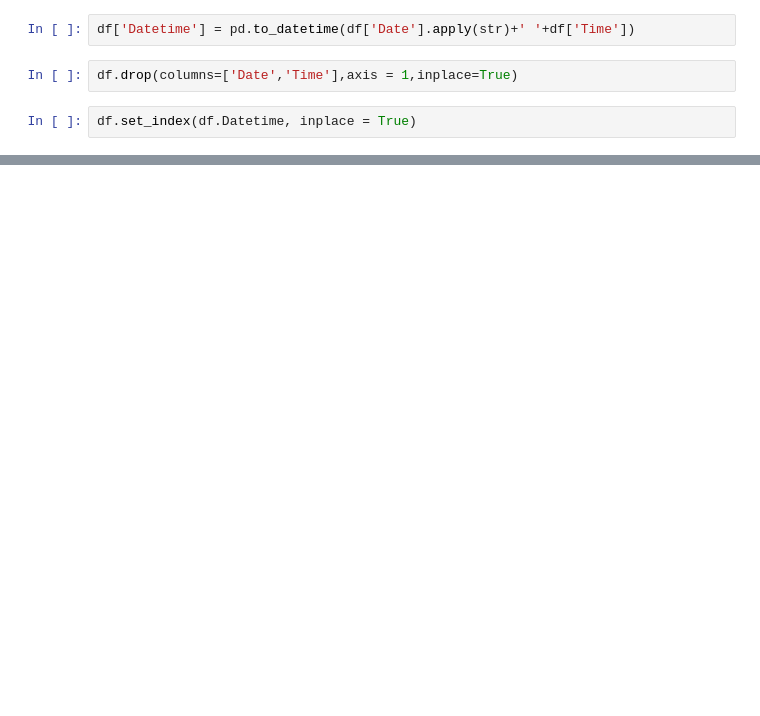
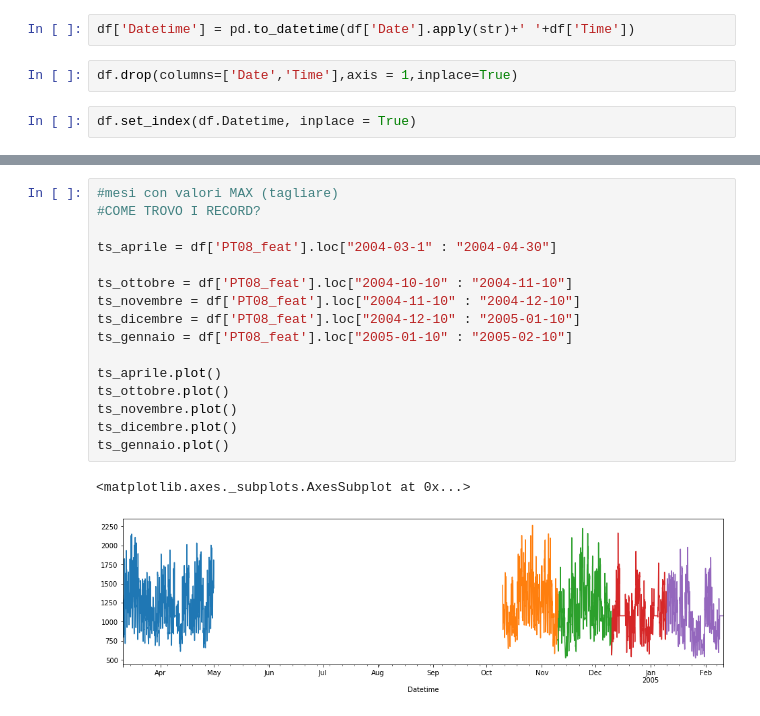
Before and after one commit to AleBonini/Data-mining-2, a Jupyter notebook: airquality.ipynb, the cells around one changed output, grey strips where cells are left out. Cells and saved outputs as stored; diff of their text form; blank space fills up the shorter version.

```diff
--- a/airquality.ipynb
+++ b/airquality.ipynb
@@ -282,0 +294,19 @@ plt.show()
+# %%
+#mesi con valori MAX (tagliare)
+#COME TROVO I RECORD?
+
+ts_aprile = df['PT08_feat'].loc["2004-03-1" : "2004-04-30"]
+
+ts_ottobre = df['PT08_feat'].loc["2004-10-10" : "2004-11-10"]
+ts_novembre = df['PT08_feat'].loc["2004-11-10" : "2004-12-10"]
+ts_dicembre = df['PT08_feat'].loc["2004-12-10" : "2005-01-10"]
+ts_gennaio = df['PT08_feat'].loc["2005-01-10" : "2005-02-10"]
+
+ts_aprile.plot()
+ts_ottobre.plot()
+ts_novembre.plot()
+ts_dicembre.plot()
+ts_gennaio.plot()
+# %% [output]
+<matplotlib.axes._subplots.AxesSubplot at 0x...>
+[figure, added]
```
Also changed, not shown: parts of 25 cells of this notebook.
